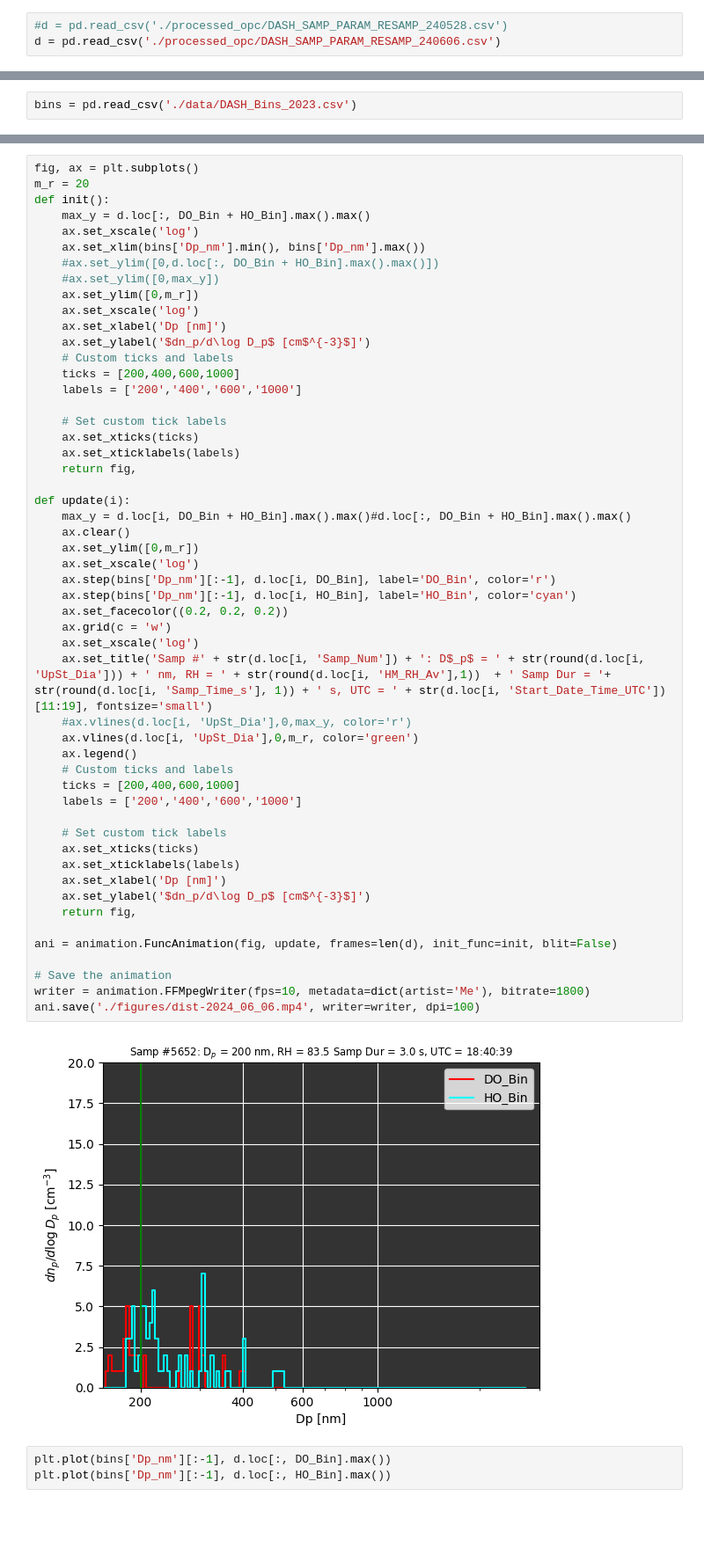
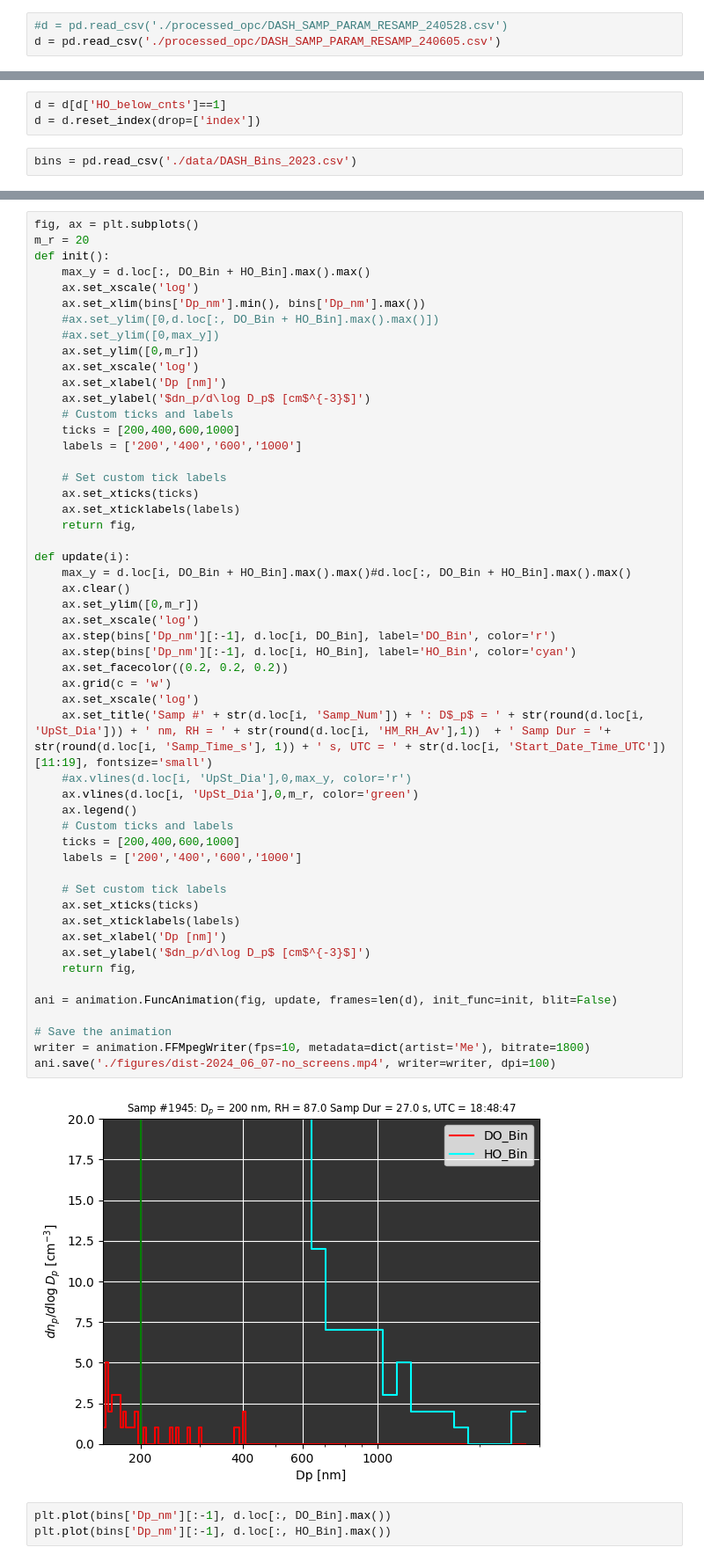
Before and after one commit to csoloff/dash, a Jupyter notebook: size_dist_checkup.ipynb, the cells around one changed output, grey strips where cells are left out. Shown: that part at 88% size. Saved outputs shown, nothing was run; the diff lists cells and outputs as text; blank space fills up the shorter version.

```diff
--- a/size_dist_checkup.ipynb
+++ b/size_dist_checkup.ipynb
@@ -9,6 +9,6 @@ from tqdm import tqdm
 import matplotlib.animation as animation
 # %%
 #d = pd.read_csv('./processed_opc/DASH_SAMP_PARAM_RESAMP_240528.csv')
-d = pd.read_csv('./processed_opc/DASH_SAMP_PARAM_RESAMP_240606.csv')
+d = pd.read_csv('./processed_opc/DASH_SAMP_PARAM_RESAMP_240605.csv')
 # %%
 #d = d[d['UpSt_Dia']>350]
@@ -32,3 +16,6 @@ d
+# %%
+d = d[d['HO_below_cnts']==1]
+d = d.reset_index(drop=['index'])
 # %%
 bins = pd.read_csv('./data/DASH_Bins_2023.csv')
 # %%
@@ -73,35 +60,35 @@ def init():
 def update(i):
     max_y = d.loc[i, DO_Bin + HO_Bin].max().max()#d.loc[:, DO_Bin + HO_Bin].max().max()
     ax.clear()
     ax.set_ylim([0,m_r])
     ax.set_xscale('log')
     ax.step(bins['Dp_nm'][:-1], d.loc[i, DO_Bin], label='DO_Bin', color='r')
     ax.step(bins['Dp_nm'][:-1], d.loc[i, HO_Bin], label='HO_Bin', color='cyan')
     ax.set_facecolor((0.2, 0.2, 0.2))
     ax.grid(c = 'w')
     ax.set_xscale('log')
     ax.set_title('Samp #' + str(d.loc[i, 'Samp_Num']) + ': D$_p$ = ' + str(round(d.loc[i, 'UpSt_Dia'])) + ' nm, RH = ' + str(round(d.loc[i, 'HM_RH_Av'],1))  + ' Samp Dur = '+ str(round(d.loc[i, 'Samp_Time_s'], 1)) + ' s, UTC = ' + str(d.loc[i, 'Start_Date_Time_UTC'])[11:19], fontsize='small')
     #ax.vlines(d.loc[i, 'UpSt_Dia'],0,max_y, color='r')
     ax.vlines(d.loc[i, 'UpSt_Dia'],0,m_r, color='green')
     ax.legend()
     # Custom ticks and labels
     ticks = [200,400,600,1000]
     labels = ['200','400','600','1000']
 
     # Set custom tick labels
     ax.set_xticks(ticks)
     ax.set_xticklabels(labels)
     ax.set_xlabel('Dp [nm]')
     ax.set_ylabel('$dn_p/d\log D_p$ [cm$^{-3}$]')
     return fig,
 
 ani = animation.FuncAnimation(fig, update, frames=len(d), init_func=init, blit=False)
 
 # Save the animation
 writer = animation.FFMpegWriter(fps=10, metadata=dict(artist='Me'), bitrate=1800)
-ani.save('./figures/dist-2024_06_06.mp4', writer=writer, dpi=100)
+ani.save('./figures/dist-2024_06_07-no_screens.mp4', writer=writer, dpi=100)
 # %% [output]
-[figure, old version]
+[figure, new version]
 # %%
 plt.plot(bins['Dp_nm'][:-1], d.loc[:, DO_Bin].max())
 plt.plot(bins['Dp_nm'][:-1], d.loc[:, HO_Bin].max())
```
Also changed, not shown: parts of 3 cells of this notebook, 1 other file.
